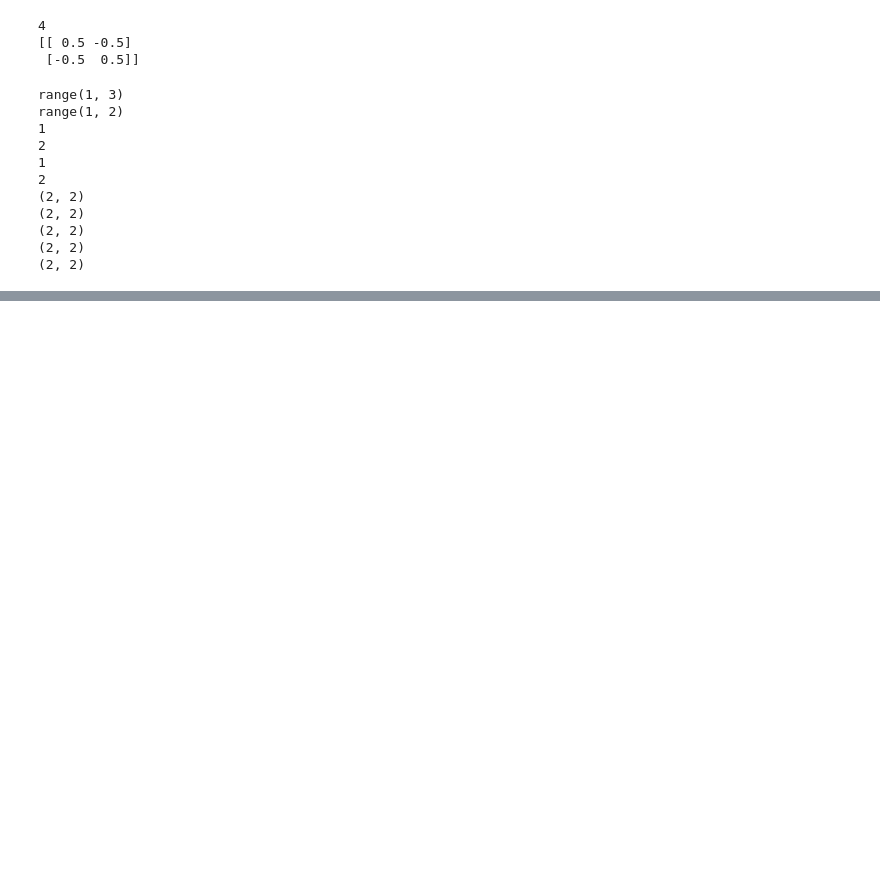
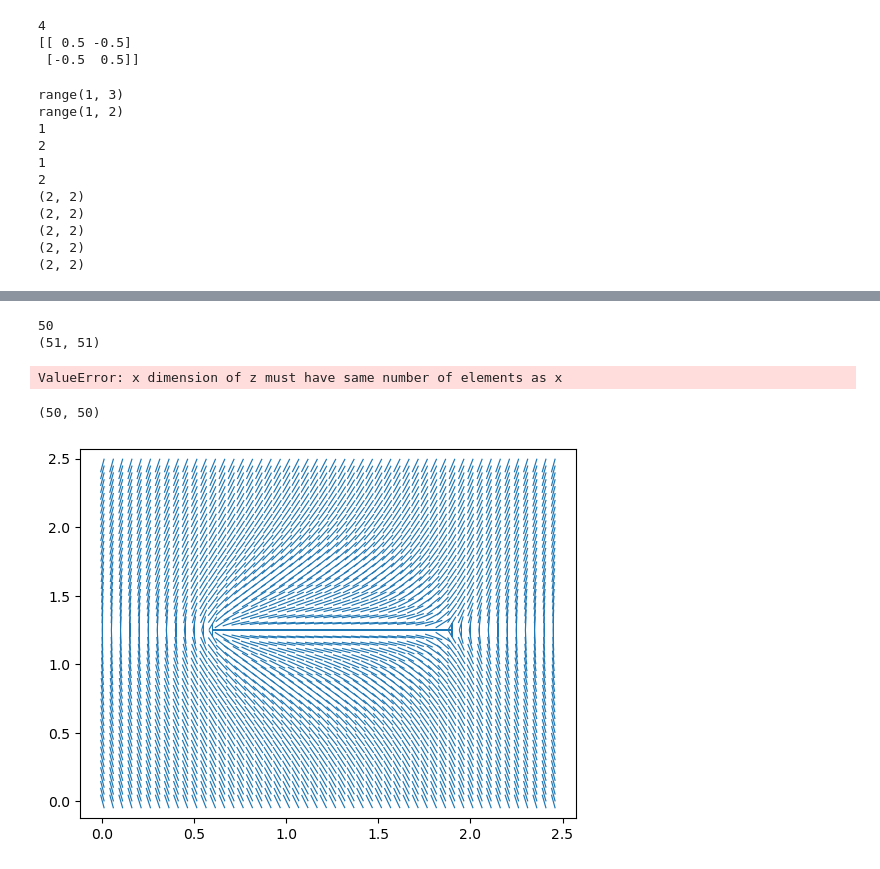
Before and after one commit to mdeutsc2/QtensorFEM, a Jupyter notebook: scripts/director_test.ipynb, the cells around one changed output, grey strips where cells are left out. Cells and saved outputs as stored; diff of their text form; code cells hidden in the pictures; blank space fills up the shorter version.

```diff
--- a/scripts/director_test.ipynb
+++ b/scripts/director_test.ipynb
@@ -110,0 +111,40 @@ plt.show()
+# %%
+import scipy
+def theta(x,y):
+    w = 0.5
+    return 0.5*np.arctan2(y,(x+w/2))-0.5*np.arctan2(y,(x-w/2)) + 0.5*np.pi
+
+lx,ly = 51,51
+grid_x,grid_y = np.mgrid[0:lx,0:ly]
+# %%
+print(np.linspace(0,lx+1).size)
+print(nx.shape)
+scipy.interpolate.RectBivariateSpline(np.linspace(0,lx+1),np.linspace(0,ly+1),nx)
+# %% [output]
+50
+(51, 51)
+ValueError: x dimension of z must have same number of elements as x
+# %%
+def theta(x,y):
+    w = 2.5
+    #return 0.5*np.arctan2((y-w/2),(x+1.5*w))-0.5*np.arctan2(y-w/2,(x-0.5*w)) + 0.5*np.pi
+    return 0.5*np.arctan2(y-w/2,x-0.25*w)-0.5*np.arctan2(y-w/2,x-0.75*w) + np.pi/2
+
+# x = np.arange(-1.25,1.25,0.05)
+# y = np.arange(-1.25,1.25,0.05)
+x = np.arange(0,2.5,0.05)
+y = np.arange(0,2.5,0.05)
+X,Y = np.meshgrid(x,y)
+T = theta(X,Y)
+print(T.shape)
+nx = np.cos(T)
+ny = np.sin(T)
+nz = 0
+fig,ax = plt.subplots(1,1)
+u = nx
+v = ny
+quiver = ax.quiver(X,Y,u,v,pivot='mid',headlength=0,headwidth=0,headaxislength=0,color="tab:blue",scale_units='xy',scale=10)
+plt.show()
+# %% [output]
+(50, 50)
+[figure, added]
```
Also changed, not shown: parts of 2 cells of this notebook, 3 other files.
